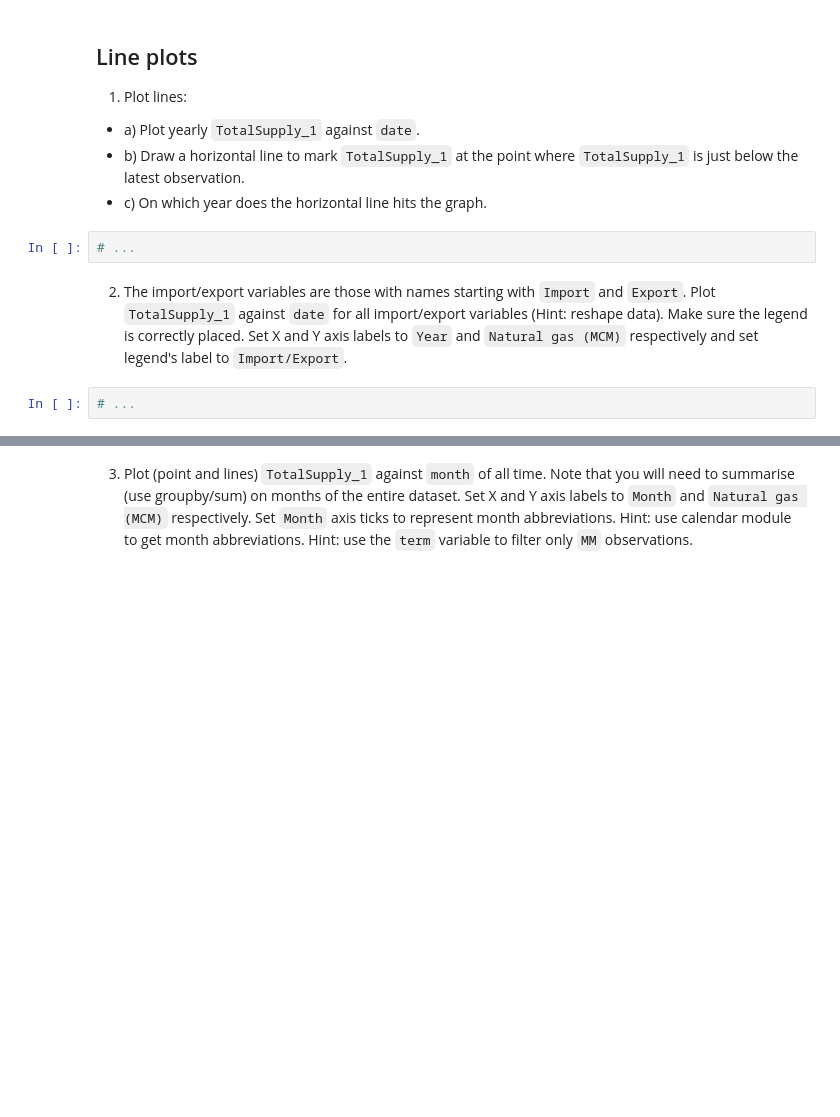
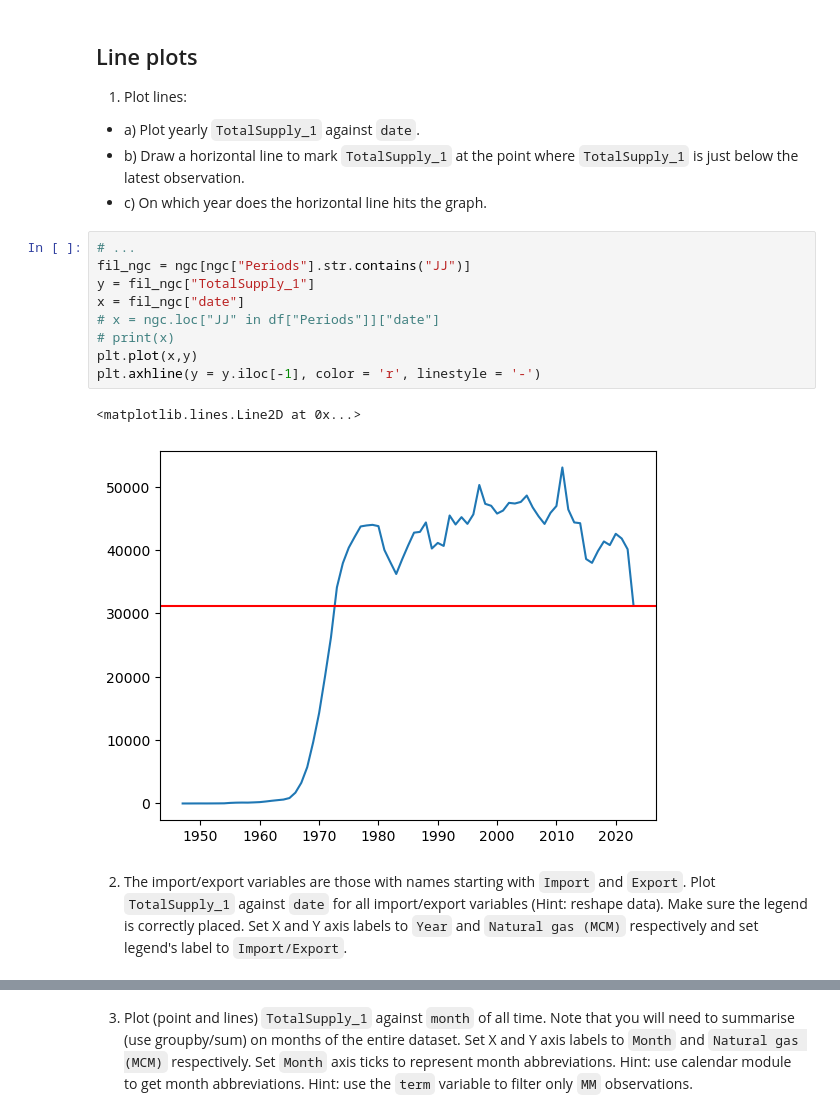
Before and after one commit to LUMC/EfDS, a Jupyter notebook: 08_dv/dv_exercises.ipynb, the cells around one changed output, grey strips where cells are left out. Drawn from its saved outputs; the diff is of its cells as text; blank space fills up the shorter version.

```diff
--- a/08_dv/dv_exercises.ipynb
+++ b/08_dv/dv_exercises.ipynb
@@ -72,9 +96,17 @@ ngc.dtypes
 - a) Plot yearly `TotalSupply_1` against `date`.
 - b) Draw a horizontal line to mark `TotalSupply_1` at the point where `TotalSupply_1` is just below the latest observation.
 - c) On which year does the horizontal line hits the graph.
-# %%
-# ...
+# %%
+# ...
+fil_ngc = ngc[ngc["Periods"].str.contains("JJ")]
+y = fil_ngc["TotalSupply_1"]
+x = fil_ngc["date"]
+# x = ngc.loc["JJ" in df["Periods"]]["date"]
+# print(x)
+plt.plot(x,y)
+plt.axhline(y = y.iloc[-1], color = 'r', linestyle = '-')
+# %% [output]
+<matplotlib.lines.Line2D at 0x...>
+[figure, added]
 # %% [markdown]
 2. The import/export variables are those with names starting with `Import` and `Export`. Plot `TotalSupply_1` against `date` for all import/export variables (Hint: reshape data). Make sure the legend is correctly placed. Set X and Y axis labels to `Year` and `Natural gas (MCM)` respectively and set legend's label to `Import/Export`.
-# %%
-# ...
```
Also changed, not shown: parts of 8 cells of this notebook, 2 other files.
